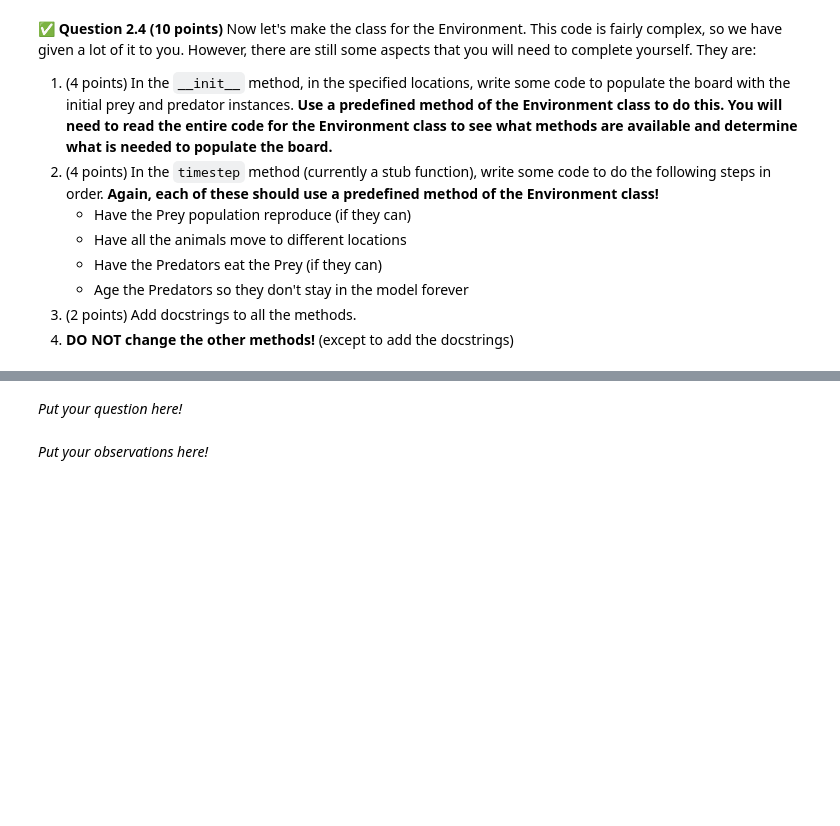
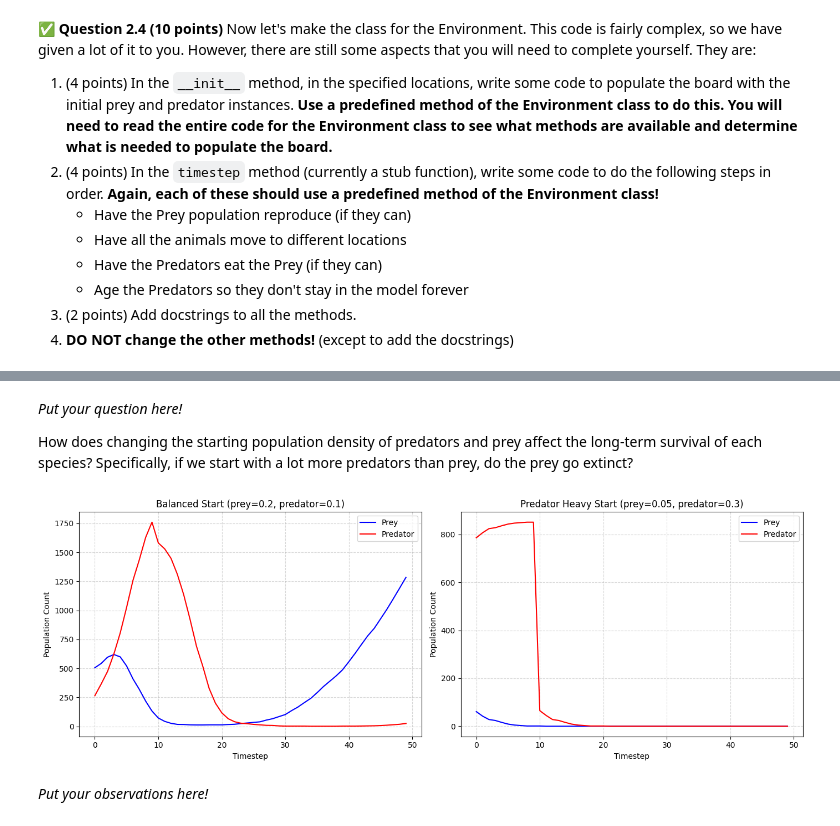
Before and after one commit to callewiss/CMSE202-s26-turnin, a Jupyter notebook: hw-02/HW-02_ABMandGraphTheory-calvinlewis.ipynb, the cells around one changed output, grey strips where cells are left out. Cells and saved outputs as stored; diff of their text form; code cells hidden in the pictures; blank space fills up the shorter version.

```diff
--- a/hw-02/HW-02_ABMandGraphTheory-calvinlewis.ipynb
+++ b/hw-02/HW-02_ABMandGraphTheory-calvinlewis.ipynb
@@ -356,7 +462,57 @@ for i in range(20):
 # %% [markdown]
 *Put your question here!*
+
+How does changing the starting population density of predators and prey affect the long-term survival of each species? Specifically, if we start with a lot more predators than prey, do the prey go extinct?
 # %%
 # Use this cell to explore your question!
+def count_animals(env):
+
+    prey_count     = sum(1 for a in env.animals if env.animals[a] is not None and env.animals[a].get_type() == 'Prey')
+    predator_count = sum(1 for a in env.animals if env.animals[a] is not None and env.animals[a].get_type() == 'Predator')
+    return prey_count, predator_count
+
+n_steps = 50
+
+
+env1 = Environment(start_prey=0.2, start_predator=0.1)
+prey1_counts, pred1_counts = [], []
+
+env2 = Environment(start_prey=0.05, start_predator=0.3)
+prey2_counts, pred2_counts = [], []
+
+for i in range(n_steps):
+    env1.timestep()
+    env2.timestep()
+    p, r = count_animals(env1)
+    prey1_counts.append(p)
+    pred1_counts.append(r)
+    p, r = count_animals(env2)
+    prey2_counts.append(p)
+    pred2_counts.append(r)
+
+
+fig, axs = plt.subplots(1, 2, figsize=(14, 5))
+
+axs[0].plot(prey1_counts,     color='blue', label='Prey')
+axs[0].plot(pred1_counts,     color='red',  label='Predator')
+axs[0].set_title('Balanced Start (prey=0.2, predator=0.1)')
+axs[0].set_xlabel('Timestep')
+axs[0].set_ylabel('Population Count')
+axs[0].legend()
+axs[0].grid(True, linestyle='--', alpha=0.5)
+
+axs[1].plot(prey2_counts,     color='blue', label='Prey')
+axs[1].plot(pred2_counts,     color='red',  label='Predator')
+axs[1].set_title('Predator Heavy Start (prey=0.05, predator=0.3)')
+axs[1].set_xlabel('Timestep')
+axs[1].set_ylabel('Population Count')
+axs[1].legend()
+axs[1].grid(True, linestyle='--', alpha=0.5)
+
+plt.tight_layout()
+plt.show()
+# %% [output]
+[figure, added]
 # %% [markdown]
 *Put your observations here!*
 # %% [markdown]
```
Also changed, not shown: parts of 12 cells of this notebook.
